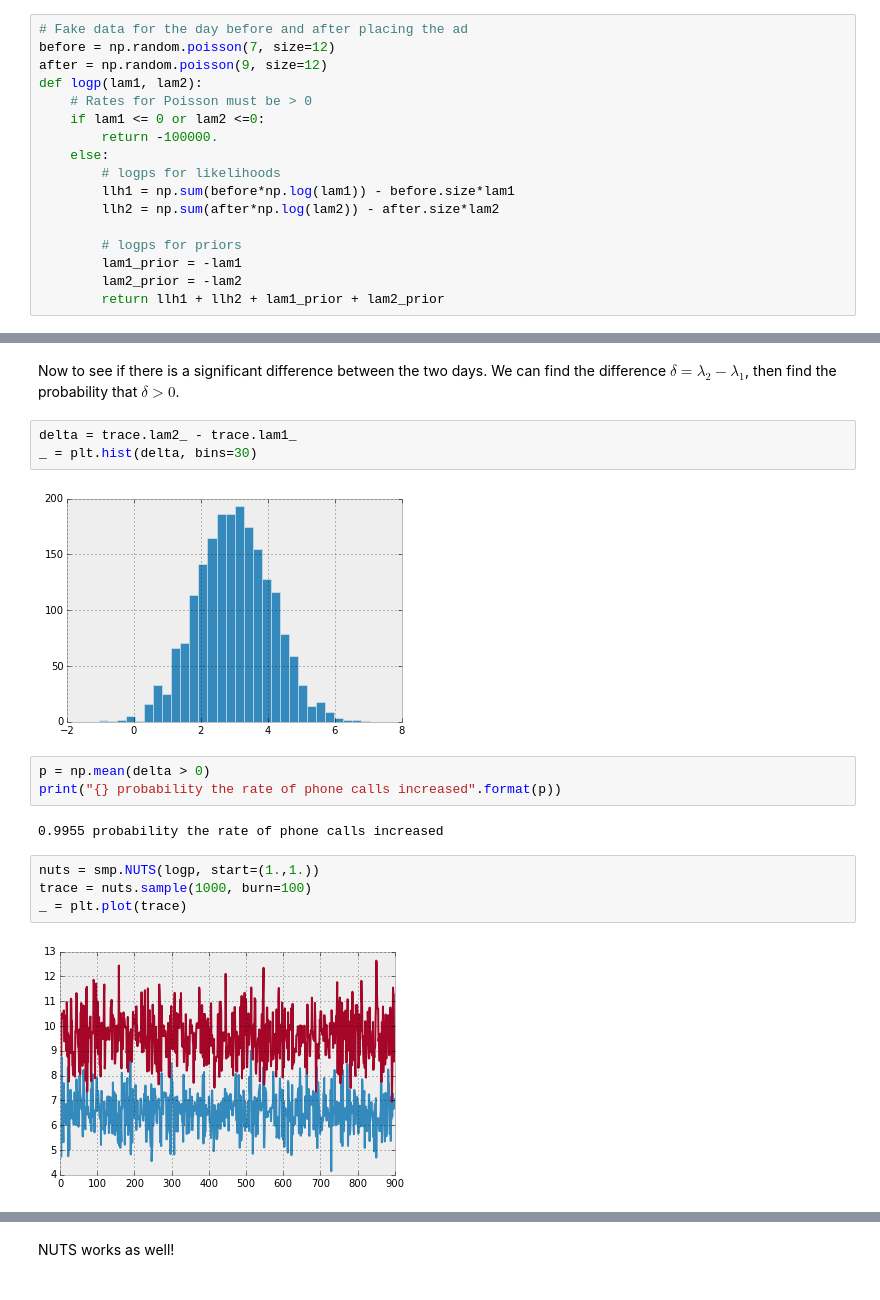
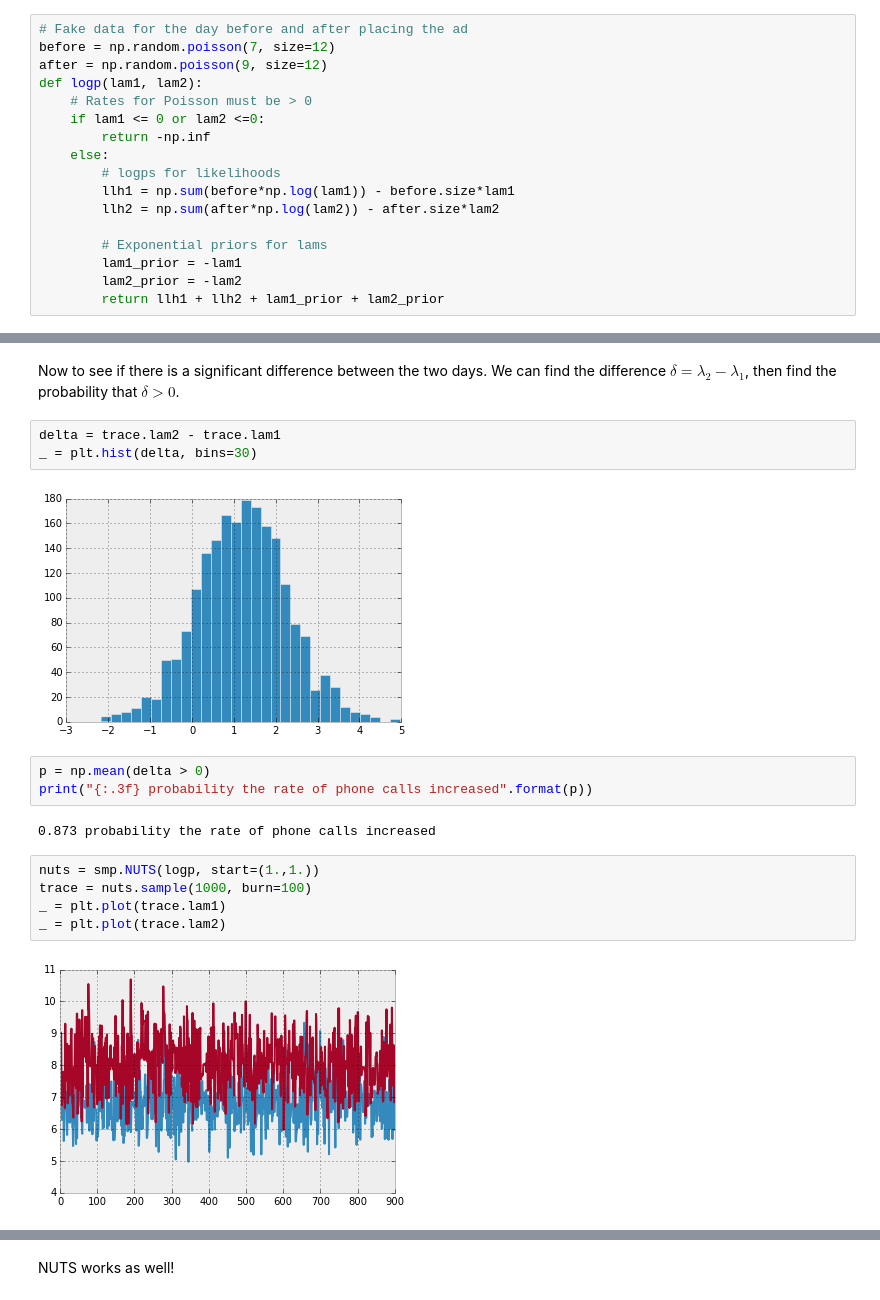
Before and after one commit to mcleonard/sampyl, a Jupyter notebook: Examples.ipynb, the cells around one changed output, grey strips where cells are left out. Cells and saved outputs as stored; diff of their text form.

```diff
--- a/Examples.ipynb
+++ b/Examples.ipynb
@@ -59,13 +61,13 @@ after = np.random.poisson(9, size=12)
 def logp(lam1, lam2):
     # Rates for Poisson must be > 0
     if lam1 <= 0 or lam2 <=0:
-        return -100000.
+        return -np.inf
     else:
         # logps for likelihoods
         llh1 = np.sum(before*np.log(lam1)) - before.size*lam1
         llh2 = np.sum(after*np.log(lam2)) - after.size*lam2
 
-        # logps for priors
+        # Exponential priors for lams
         lam1_prior = -lam1
         lam2_prior = -lam2
         return llh1 + llh2 + lam1_prior + lam2_prior
@@ -87,18 +89,19 @@ plt.plot(trace.lam2_)
 # %% [markdown]
 Now to see if there is a significant difference between the two days. We can find the difference $\delta =  \lambda_2 - \lambda_1$, then find the probability that $\delta > 0$.
 # %%
-delta = trace.lam2_ - trace.lam1_
+delta = trace.lam2 - trace.lam1
 _ = plt.hist(delta, bins=30)
 # %% [output]
-[figure, old version]
+[figure, new version]
 # %%
 p = np.mean(delta > 0)
-print("{} probability the rate of phone calls increased".format(p))
+print("{:.3f} probability the rate of phone calls increased".format(p))
 # %% [output]
-0.9955 probability the rate of phone calls increased
+0.873 probability the rate of phone calls increased
 # %%
 nuts = smp.NUTS(logp, start=(1.,1.))
 trace = nuts.sample(1000, burn=100)
-_ = plt.plot(trace)
+_ = plt.plot(trace.lam1)
+_ = plt.plot(trace.lam2)
 # %% [output]
-[figure, old version]
+[figure, new version]
```
Also changed, not shown: parts of 23 cells of this notebook, 9 other files.
